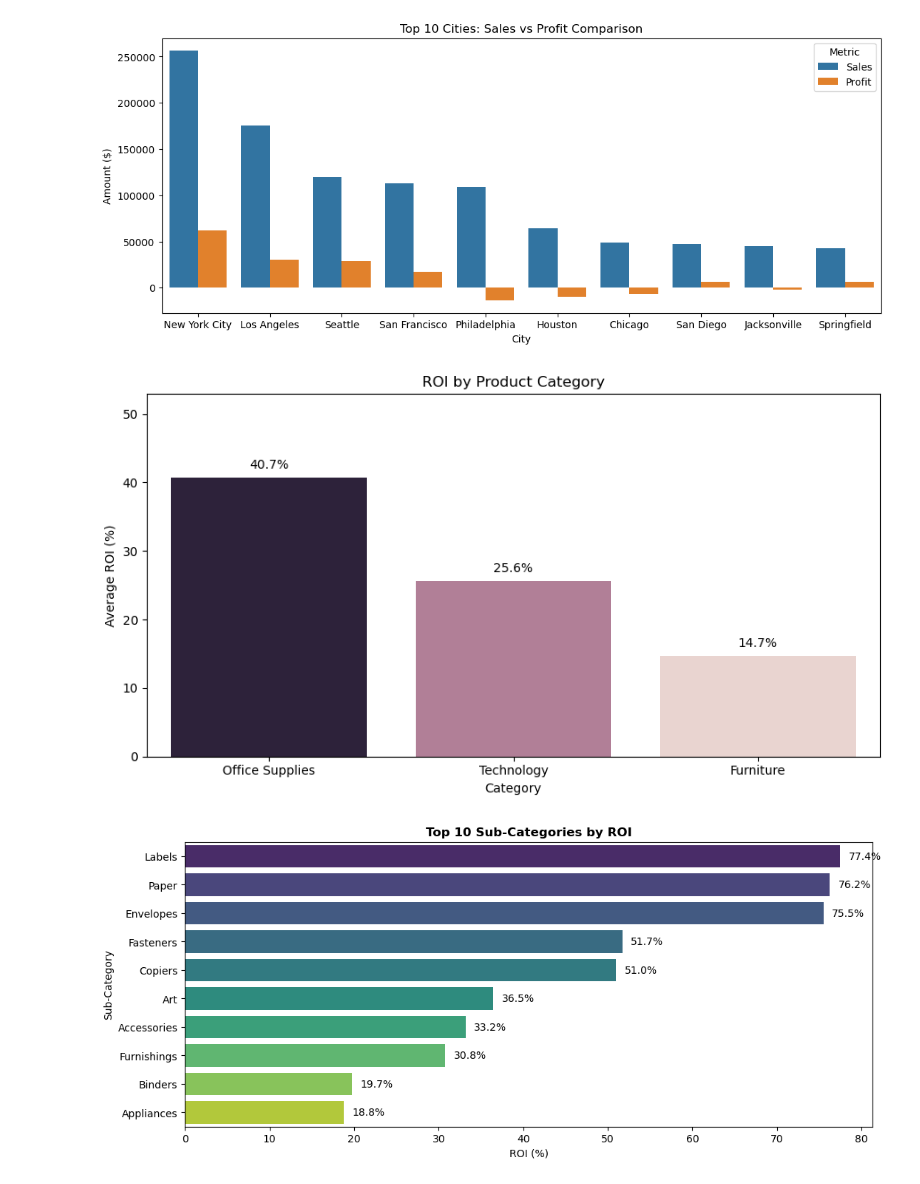
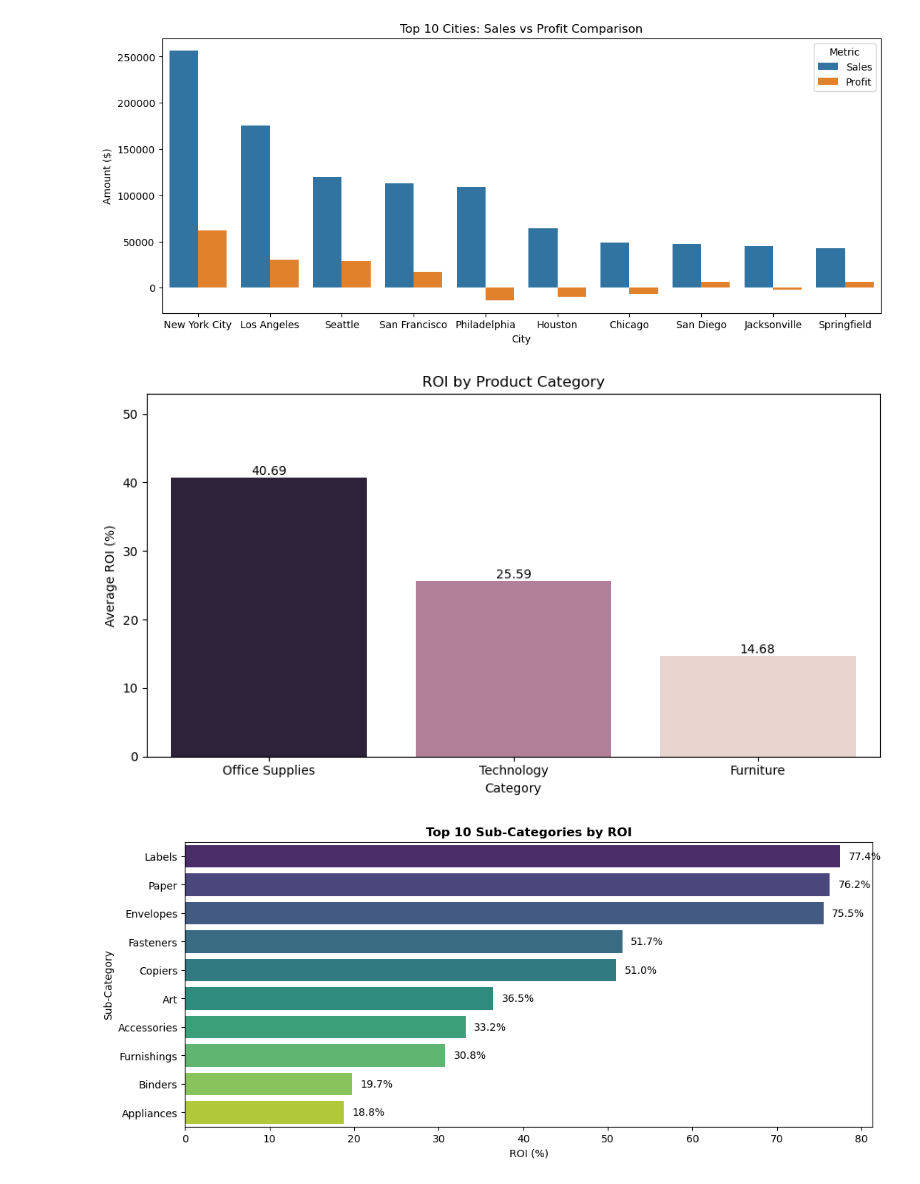
Before and after one commit to drunkninja20/E-Commerce-Profitability-Customer-Behavior-Analysis, a Jupyter notebook: E-Commerce Profitability & Customer Behavior Analysis.ipynb, the cells around one changed output. Drawn from its saved outputs; the diff is of its cells as text; code cells hidden in the pictures.

```diff
--- a/E-Commerce Profitability & Customer Behavior Analysis.ipynb
+++ b/E-Commerce Profitability & Customer Behavior Analysis.ipynb
@@ -322,13 +323,16 @@ Text(0.5, 0, 'Total Profit ($)')
 df['Day_of_Week']=df['Order_Date'].dt.day_name()
 daily_orders=df['Day_of_Week'].value_counts().reset_index()
 plt.figure(figsize=(8,6))
-plt.bar(daily_orders['Day_of_Week'],daily_orders['count'])
-for x,y in zip(daily_orders['Day_of_Week'],daily_orders['count']):
-    plt.annotate(
-        "{:.2f}".format(y),
-        (x,y),
-        textcoords="offset points",
-        xytext=(-15, 8))
+#plt.bar(daily_orders['Day_of_Week'],daily_orders['count'])
+#for x,y in zip(daily_orders['Day_of_Week'],daily_orders['count']):
+#    plt.annotate(
+#        "{:.2f}".format(y),
+#        (x,y),
+ #       textcoords="offset points",
+ #       xytext=(-15, 8))
+ax=sns.barplot(data=daily_orders,x='Day_of_Week',y='count')
+for container in ax.containers:
+    ax.bar_label(container)
 plt.title('Orders by the Day of the Week')
 plt.show()
 # %% [output]
@@ -350,42 +354,45 @@ Text(0, 0.5, 'Amount ($)')
 [figure]
 # %%
 df['Cost'] = df['Sales'] - df['Profit']
-df['ROI (%)'] = (df['Profit'] / df['Cost']) * 100
+df['ROI_(%)'] = (df['Profit'] / df['Cost']) * 100
 roi_by_category = df.groupby('Category').agg(
     Total_Sales=('Sales', 'sum'),
     Total_Profit=('Profit', 'sum'),
     Total_Cost=('Cost', 'sum'),
-    Avg_ROI=('ROI (%)', 'mean')
+    Avg_ROI=('ROI_(%)', 'mean')
 ).reset_index()
 roi_by_category = roi_by_category.sort_values('Avg_ROI', ascending=False)
 
 plt.figure(figsize=(9, 5))
 ax = sns.barplot(
     data=roi_by_category,
     x='Category',
     y='Avg_ROI',
     hue='Avg_ROI',
     legend=False
 )
-for p in ax.patches:
-    ax.annotate(
-        f"{p.get_height():.1f}%",
-        (p.get_x() + p.get_width() / 2., p.get_height()),
-        ha='center', va='center',
-        xytext=(0, 10),
-        textcoords='offset points'
-    )
+#for p in ax.patches:
+#    ax.annotate(
+#        f"{p.get_height():.1f}%",
+#
+#(p.get_x() + p.get_width() / 2., p.get_height()),
+#        ha='center', va='center',
+#        xytext=(0, 10),
+#        textcoords='offset points'
+#    )
+for container in ax.containers:
+    ax.bar_label(container, fmt='%.2f')
 
 plt.title("ROI by Product Category")
 plt.xlabel("Category")
 plt.ylabel("Average ROI (%)")
 plt.ylim(0, roi_by_category['Avg_ROI'].max() * 1.3)
 plt.tight_layout()
 plt.show()
 #Passing `palette` without assigning `hue` is deprecated and will be removed in v0.14.0. Assign the `y` variable to `hue` and set `legend=False` for the same effect.
 #sns.barplot(data=roi_subcat, y='Category', x='ROI', palette='viridis')
 # %% [output]
-[figure, old version]
+[figure, new version]
 # %%
 
 df['ROI'] = (df['Profit'] / (df['Sales'] - df['Profit'])) * 100
```
Also changed, not shown: parts of 4 cells of this notebook.
